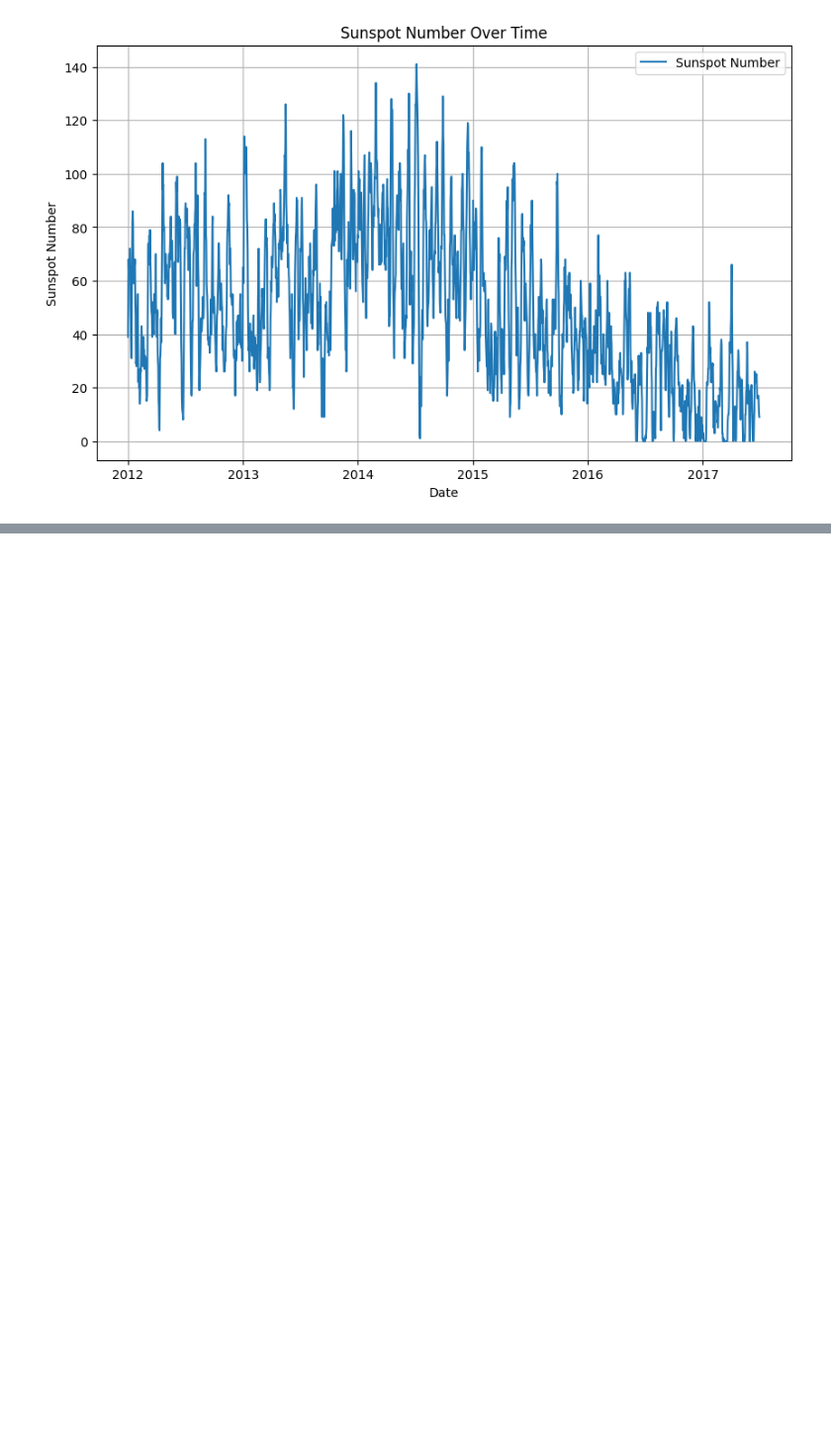
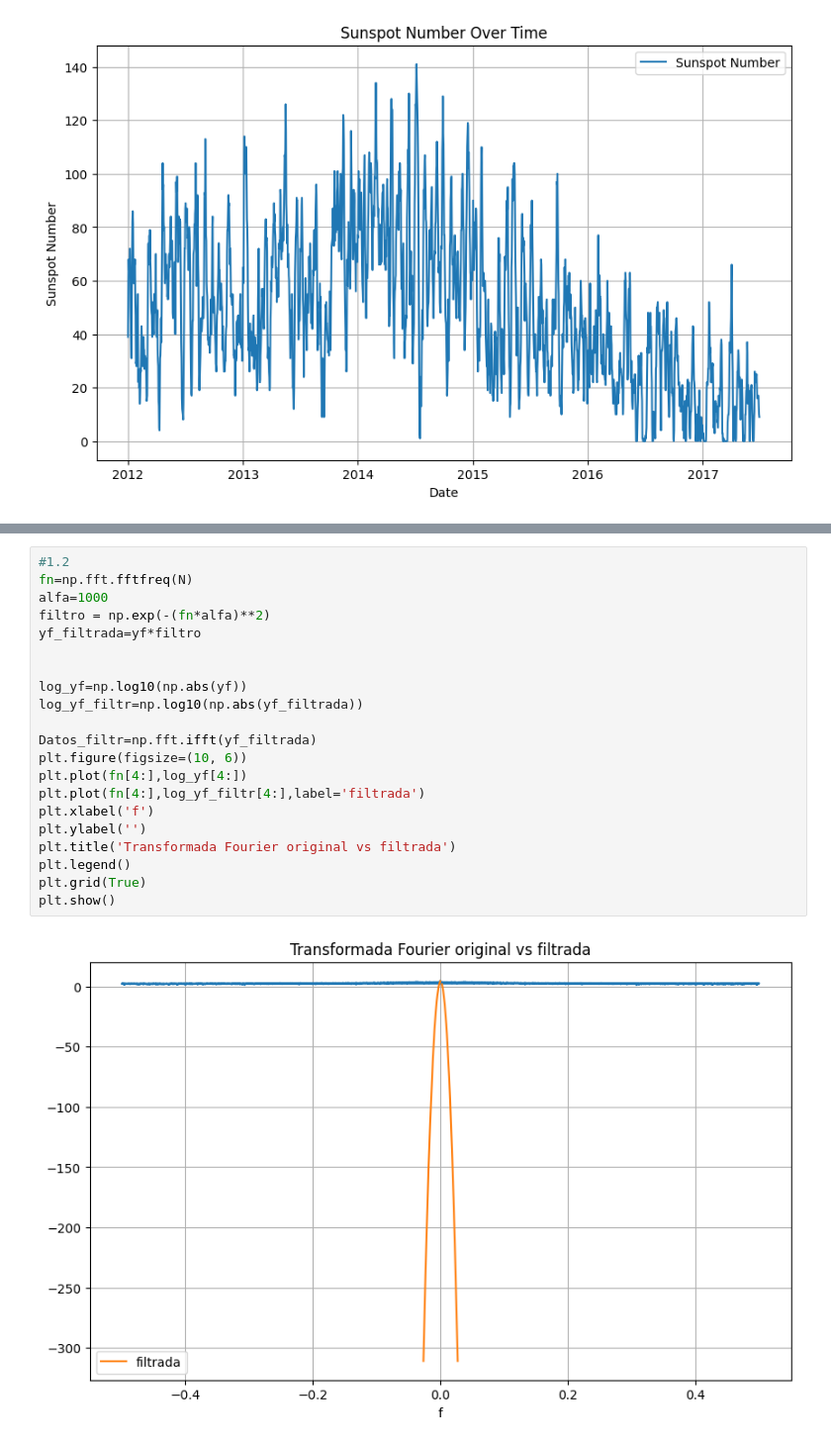
Before and after one commit to SimonOliveros/Entregas_Metodos_Comp_II_Oliveros_LopezDeMesa, a Jupyter notebook: Taller_2_Fourier.ipynb, the cells around one changed output, grey strips where cells are left out. Shown at 99% size. Saved outputs shown, nothing was run; the diff lists cells and outputs as text; blank space fills up the shorter version.

```diff
--- a/Taller_2_Fourier.ipynb
+++ b/Taller_2_Fourier.ipynb
@@ -58,0 +74,23 @@ plt.show()
+# %%
+#1.2
+fn=np.fft.fftfreq(N)
+alfa=1000
+filtro = np.exp(-(fn*alfa)**2)
+yf_filtrada=yf*filtro
+
+
+log_yf=np.log10(np.abs(yf))
+log_yf_filtr=np.log10(np.abs(yf_filtrada))
+
+Datos_filtr=np.fft.ifft(yf_filtrada)
+plt.figure(figsize=(10, 6))
+plt.plot(fn[4:],log_yf[4:])
+plt.plot(fn[4:],log_yf_filtr[4:],label='filtrada')
+plt.xlabel('f')
+plt.ylabel('')
+plt.title('Transformada Fourier original vs filtrada')
+plt.legend()
+plt.grid(True)
+plt.show()
+# %% [output]
+[figure, added]
```
Also changed, not shown: parts of 7 cells of this notebook.
